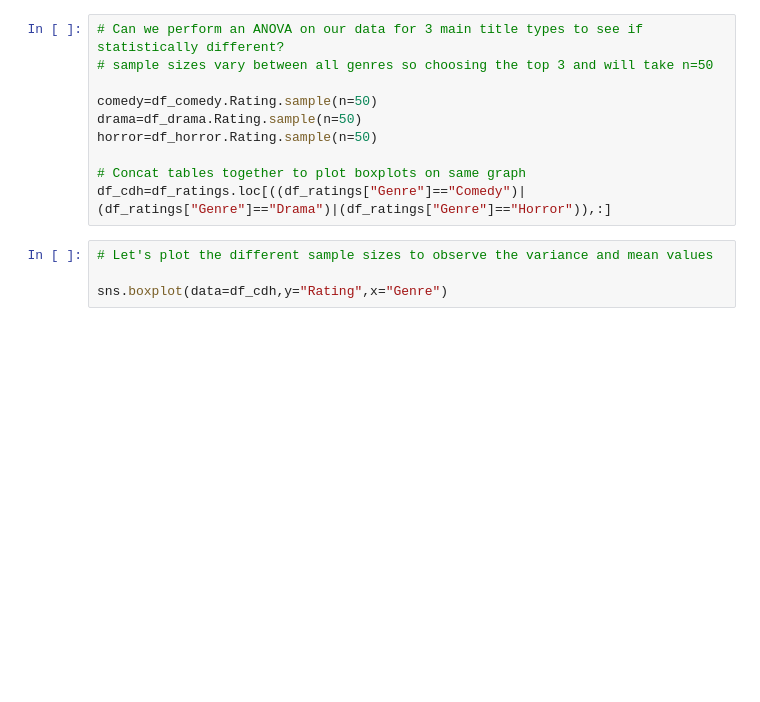
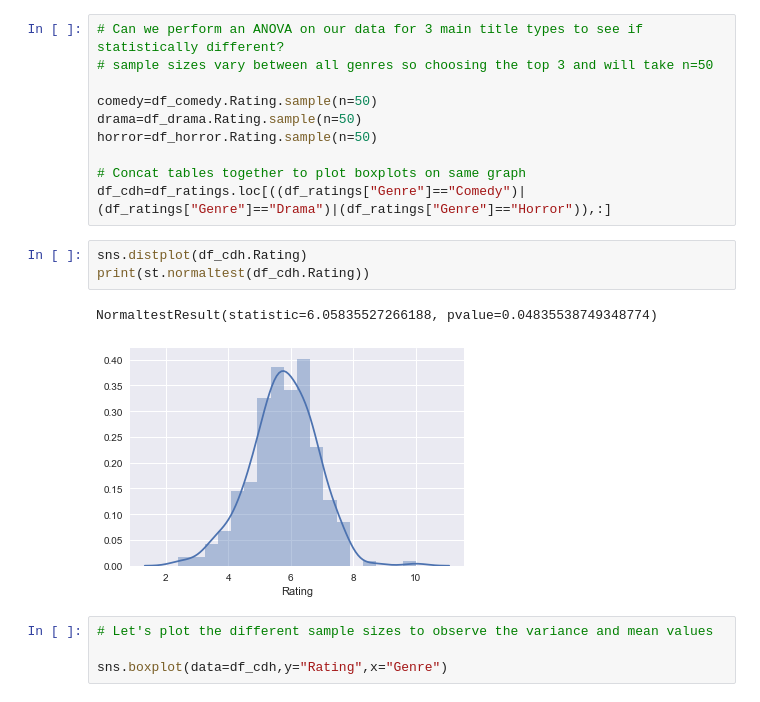
Before and after one commit to Greg-S-12/movies_project3, a Jupyter notebook: Greg_notebook_essential.ipynb, the cells around one changed output. Drawn from its saved outputs; the diff is of its cells as text; blank space fills up the shorter version.

```diff
--- a/Greg_notebook_essential.ipynb
+++ b/Greg_notebook_essential.ipynb
@@ -165,6 +216,12 @@ horror=df_horror.Rating.sample(n=50)
 
 # Concat tables together to plot boxplots on same graph
 df_cdh=df_ratings.loc[((df_ratings["Genre"]=="Comedy")|(df_ratings["Genre"]=="Drama")|(df_ratings["Genre"]=="Horror")),:]
+# %%
+sns.distplot(df_cdh.Rating)
+print(st.normaltest(df_cdh.Rating))
+# %% [output]
+NormaltestResult(statistic=6.05835527266188, pvalue=0.04835538749348774)
+[figure, added]
 # %%
 # Let's plot the different sample sizes to observe the variance and mean values
 
```
Also changed, not shown: parts of 24 cells of this notebook.
